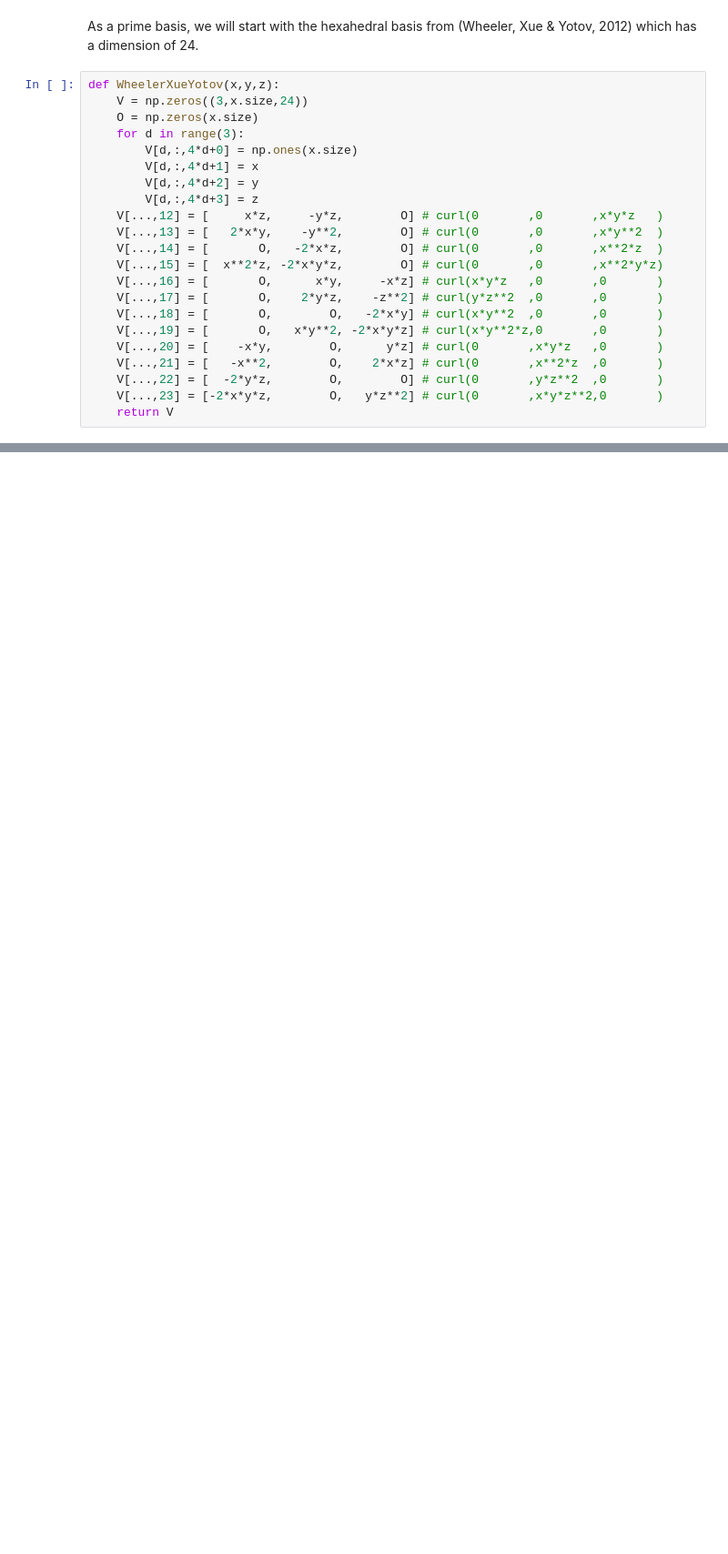
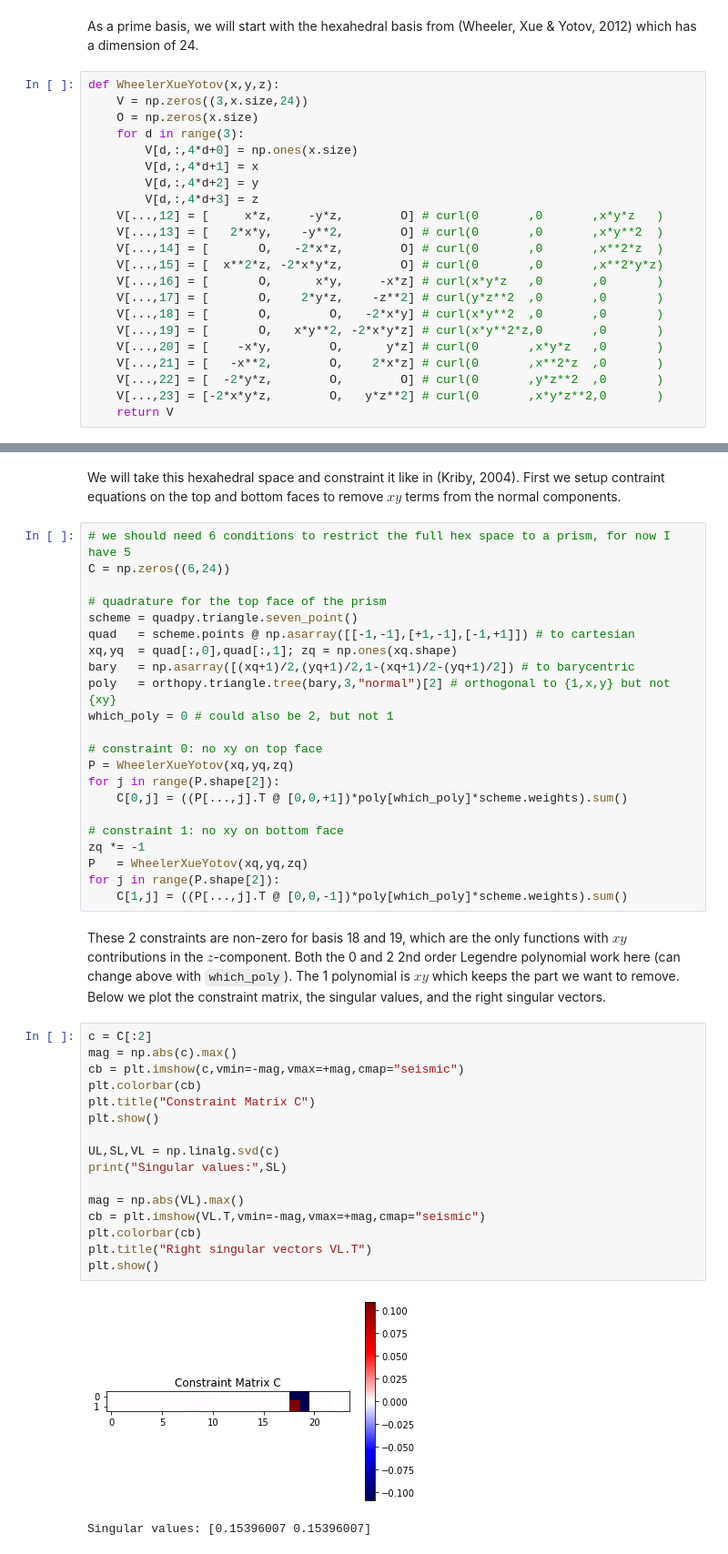
Before and after one commit to TDycores-Project/toy-problems, a Jupyter notebook: HdivSetup/ConstrainedWheelerXueYotov.ipynb, the cells around one changed output, grey strips where cells are left out. Shown: that part at 91% size. Cells and saved outputs as stored; diff of their text form; blank space fills up the shorter version.

```diff
--- a/HdivSetup/ConstrainedWheelerXueYotov.ipynb
+++ b/HdivSetup/ConstrainedWheelerXueYotov.ipynb
@@ -199,0 +29,45 @@ plt.show()
+# %% [markdown]
+We will take this hexahedral space and constraint it like in (Kriby, 2004). First we setup contraint equations on the top and bottom faces to remove $xy$ terms from the normal components.
+# %%
+# we should need 6 conditions to restrict the full hex space to a prism, for now I have 5
+C = np.zeros((6,24))
+
+# quadrature for the top face of the prism
+scheme = quadpy.triangle.seven_point()
+quad   = scheme.points @ np.asarray([[-1,-1],[+1,-1],[-1,+1]]) # to cartesian
+xq,yq  = quad[:,0],quad[:,1]; zq = np.ones(xq.shape)
+bary   = np.asarray([(xq+1)/2,(yq+1)/2,1-(xq+1)/2-(yq+1)/2]) # to barycentric
+poly   = orthopy.triangle.tree(bary,3,"normal")[2] # orthogonal to {1,x,y} but not {xy}
+which_poly = 0 # could also be 2, but not 1
+
+# constraint 0: no xy on top face
+P = WheelerXueYotov(xq,yq,zq)
+for j in range(P.shape[2]):
+    C[0,j] = ((P[...,j].T @ [0,0,+1])*poly[which_poly]*scheme.weights).sum()
+
+# constraint 1: no xy on bottom face
+zq *= -1
+P   = WheelerXueYotov(xq,yq,zq)
+for j in range(P.shape[2]):
+    C[1,j] = ((P[...,j].T @ [0,0,-1])*poly[which_poly]*scheme.weights).sum()
+# %% [markdown]
+These 2 constraints are non-zero for basis 18 and 19, which are the only functions with $xy$ contributions in the $z$-component. Both the 0 and 2 2nd order Legendre polynomial work here (can change above with `which_poly`). The 1 polynomial is $xy$ which keeps the part we want to remove. Below we plot the constraint matrix, the singular values, and the right singular vectors.
+# %%
+c = C[:2]
+mag = np.abs(c).max()
+cb = plt.imshow(c,vmin=-mag,vmax=+mag,cmap="seismic")
+plt.colorbar(cb)
+plt.title("Constraint Matrix C")
+plt.show()
+
+UL,SL,VL = np.linalg.svd(c)
+print("Singular values:",SL)
+
+mag = np.abs(VL).max()
+cb = plt.imshow(VL.T,vmin=-mag,vmax=+mag,cmap="seismic")
+plt.colorbar(cb)
+plt.title("Right singular vectors VL.T")
+plt.show()
+# %% [output]
+[figure, added]
+Singular values: [0.15396007 0.15396007]
```
Also changed, not shown: parts of 14 cells of this notebook, 1 other file.
